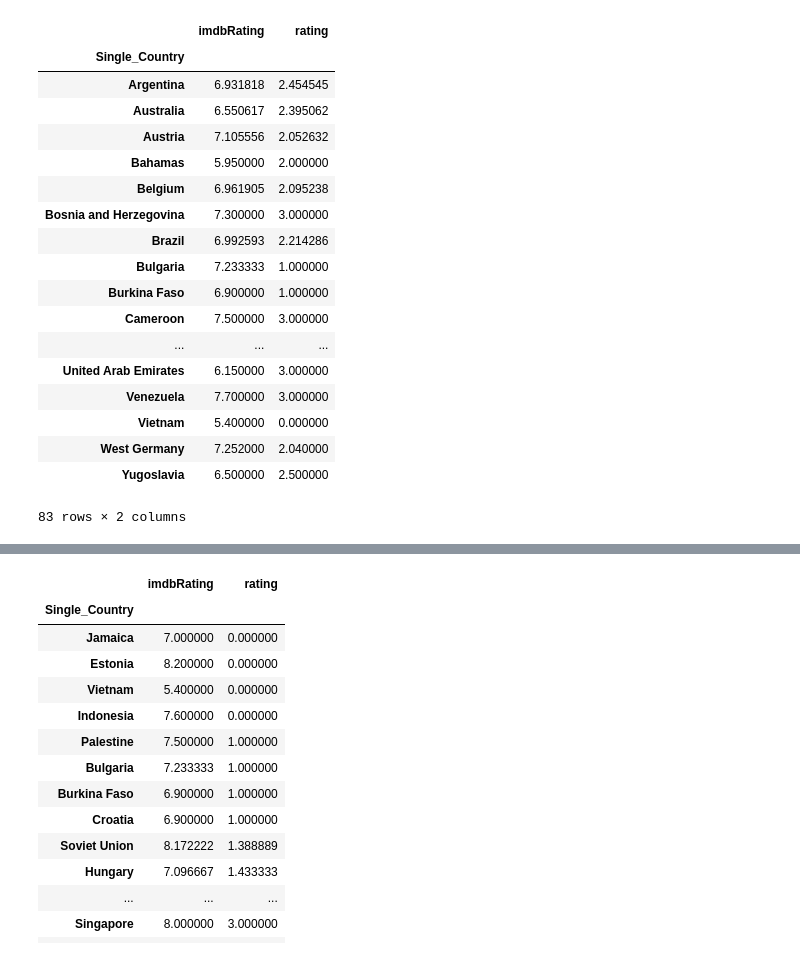
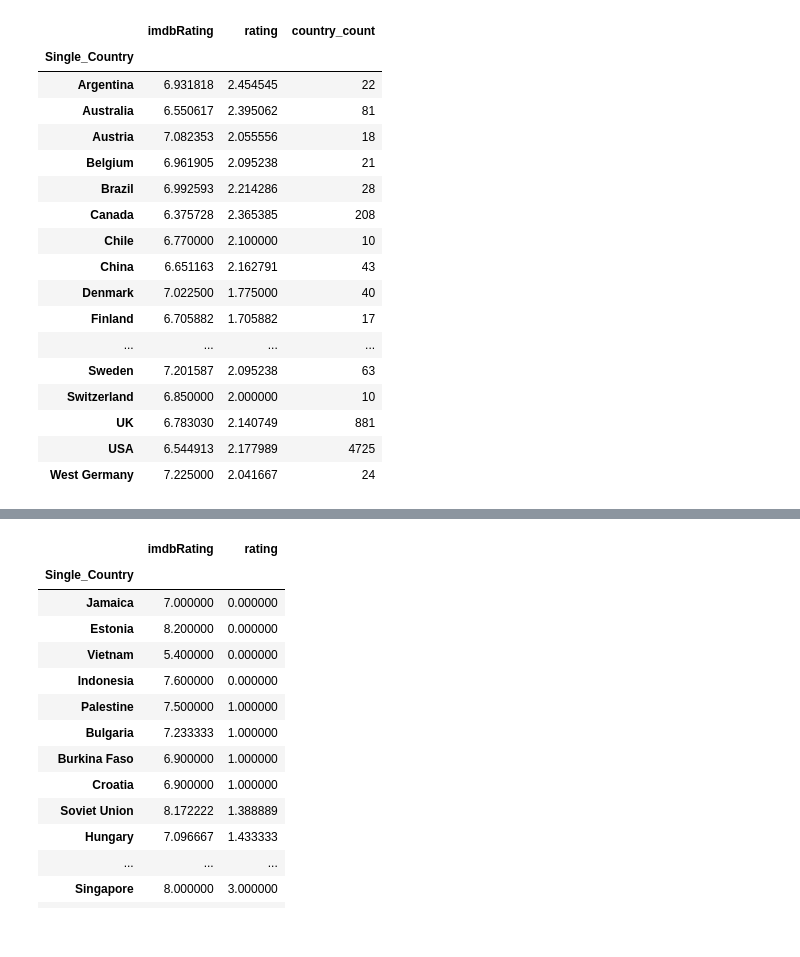
Before and after one commit to Survifit/LightPurpleRepo, a Jupyter notebook: Foreign.ipynb, the cells around one changed output, grey strips where cells are left out. Cells and saved outputs as stored; diff of their text form; code cells hidden in the pictures.

```diff
--- a/Foreign.ipynb
+++ b/Foreign.ipynb
@@ -141,24 +122,24 @@ Length: 83, dtype: int64
 # %%
-df = countrygroups.filter(['imdbRating', 'rating'])
+filteredcountrygroups = countrygroups.filter(['imdbRating', 'rating', 'country_count'])
-# %%
-df
-# %% [output]
-|  | imdbRating | rating |
-| Single_Country |  |  |
-| Argentina | 6.931818 | 2.454545 |
-| Australia | 6.550617 | 2.395062 |
-| Austria | 7.105556 | 2.052632 |
-| Bahamas | 5.950000 | 2.000000 |
-| Belgium | 6.961905 | 2.095238 |
-| Bosnia and Herzegovina | 7.300000 | 3.000000 |
-| Brazil | 6.992593 | 2.214286 |
-| Bulgaria | 7.233333 | 1.000000 |
-| Burkina Faso | 6.900000 | 1.000000 |
-| Cameroon | 7.500000 | 3.000000 |
-| ... | ... | ... |
-| United Arab Emirates | 6.150000 | 3.000000 |
-| Venezuela | 7.700000 | 3.000000 |
-| Vietnam | 5.400000 | 0.000000 |
-| West Germany | 7.252000 | 2.040000 |
-| Yugoslavia | 6.500000 | 2.500000 |
-83 rows × 2 columns
+# %%
+#countries with 10 or more movies in our data
+filteredcountrygroups.loc[filteredcountrygroups['country_count'] > 9]
+# %% [output]
+|  | imdbRating | rating | country_count |
+| Single_Country |  |  |  |
+| Argentina | 6.931818 | 2.454545 | 22 |
+| Australia | 6.550617 | 2.395062 | 81 |
+| Austria | 7.082353 | 2.055556 | 18 |
+| Belgium | 6.961905 | 2.095238 | 21 |
+| Brazil | 6.992593 | 2.214286 | 28 |
+| Canada | 6.375728 | 2.365385 | 208 |
+| Chile | 6.770000 | 2.100000 | 10 |
+| China | 6.651163 | 2.162791 | 43 |
+| Denmark | 7.022500 | 1.775000 | 40 |
+| Finland | 6.705882 | 1.705882 | 17 |
+| ... | ... | ... | ... |
+| Sweden | 7.201587 | 2.095238 | 63 |
+| Switzerland | 6.850000 | 2.000000 | 10 |
+| UK | 6.783030 | 2.140749 | 881 |
+| USA | 6.544913 | 2.177989 | 4725 |
+| West Germany | 7.225000 | 2.041667 | 24 |
```
Also changed, not shown: parts of 10 cells of this notebook, 1 other file.
